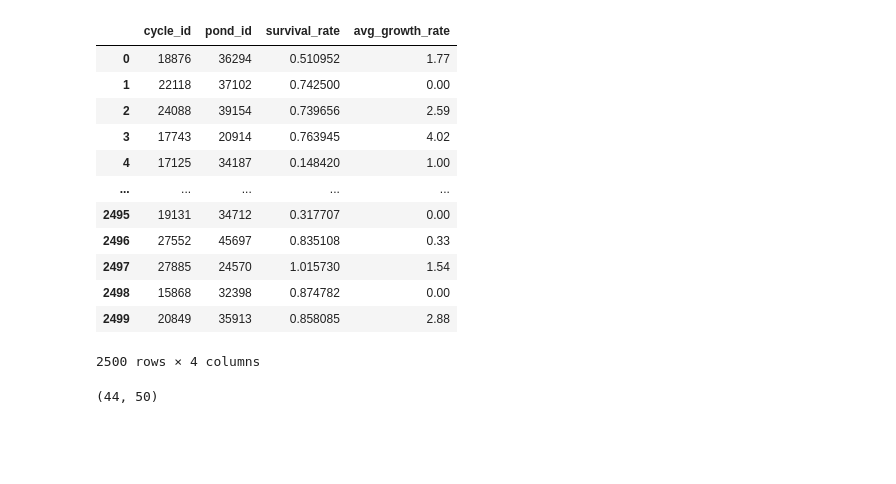
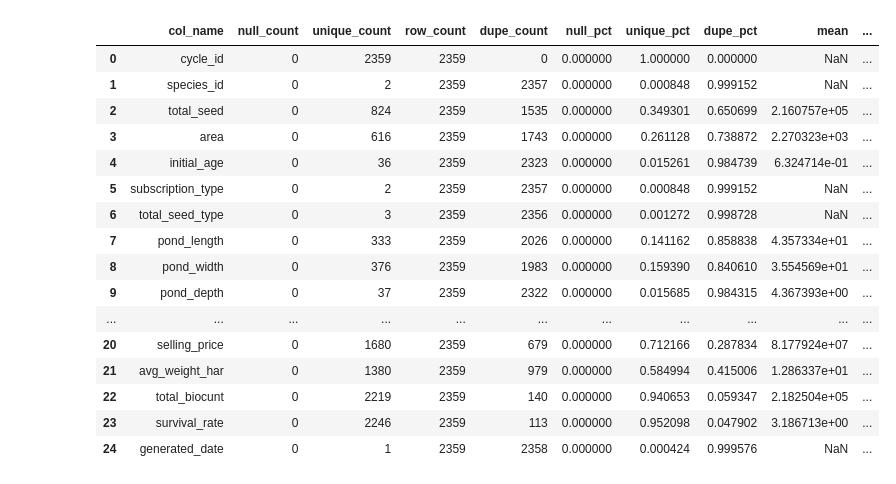
Before and after one commit to zylbergs/Jala, a Jupyter notebook: analytics_main.ipynb, the cells around one changed output. Saved outputs shown, nothing was run; the diff lists cells and outputs as text; code cells hidden in the pictures; blank space fills up the shorter version.

```diff
--- a/analytics_main.ipynb
+++ b/analytics_main.ipynb
@@ -67,20 +37,20 @@ check_health(features)
-# %%
-features[['cycle_id','pond_id','survival_rate','avg_growth_rate']]
-# %% [output]
-|  | cycle_id | pond_id | survival_rate | avg_growth_rate |
-| 0 | 18876 | 36294 | 0.510952 | 1.77 |
-| 1 | 22118 | 37102 | 0.742500 | 0.00 |
-| 2 | 24088 | 39154 | 0.739656 | 2.59 |
-| 3 | 17743 | 20914 | 0.763945 | 4.02 |
-| 4 | 17125 | 34187 | 0.148420 | 1.00 |
-| ... | ... | ... | ... | ... |
-| 2495 | 19131 | 34712 | 0.317707 | 0.00 |
-| 2496 | 27552 | 45697 | 0.835108 | 0.33 |
-| 2497 | 27885 | 24570 | 1.015730 | 1.54 |
-| 2498 | 15868 | 32398 | 0.874782 | 0.00 |
-| 2499 | 20849 | 35913 | 0.858085 | 2.88 |
-2500 rows × 4 columns
-# %%
-features[features['avg_growth_rate'].isnull()].shape
-# %% [output]
-(44, 50)
+# %%
+check_health(df[df.survival_rate.notnull()])
+# %% [output]
+|  | col_name | null_count | unique_count | row_count | dupe_count | null_pct | unique_pct | dupe_pct | mean | ... |
+| 0 | cycle_id | 0 | 2359 | 2359 | 0 | 0.000000 | 1.000000 | 0.000000 | NaN | ... |
+| 1 | species_id | 0 | 2 | 2359 | 2357 | 0.000000 | 0.000848 | 0.999152 | NaN | ... |
+| 2 | total_seed | 0 | 824 | 2359 | 1535 | 0.000000 | 0.349301 | 0.650699 | 2.160757e+05 | ... |
+| 3 | area | 0 | 616 | 2359 | 1743 | 0.000000 | 0.261128 | 0.738872 | 2.270323e+03 | ... |
+| 4 | initial_age | 0 | 36 | 2359 | 2323 | 0.000000 | 0.015261 | 0.984739 | 6.324714e-01 | ... |
+| 5 | subscription_type | 0 | 2 | 2359 | 2357 | 0.000000 | 0.000848 | 0.999152 | NaN | ... |
+| 6 | total_seed_type | 0 | 3 | 2359 | 2356 | 0.000000 | 0.001272 | 0.998728 | NaN | ... |
+| 7 | pond_length | 0 | 333 | 2359 | 2026 | 0.000000 | 0.141162 | 0.858838 | 4.357334e+01 | ... |
+| 8 | pond_width | 0 | 376 | 2359 | 1983 | 0.000000 | 0.159390 | 0.840610 | 3.554569e+01 | ... |
+| 9 | pond_depth | 0 | 37 | 2359 | 2322 | 0.000000 | 0.015685 | 0.984315 | 4.367393e+00 | ... |
+| ... | ... | ... | ... | ... | ... | ... | ... | ... | ... | ... |
+| 20 | selling_price | 0 | 1680 | 2359 | 679 | 0.000000 | 0.712166 | 0.287834 | 8.177924e+07 | ... |
+| 21 | avg_weight_har | 0 | 1380 | 2359 | 979 | 0.000000 | 0.584994 | 0.415006 | 1.286337e+01 | ... |
+| 22 | total_biocunt | 0 | 2219 | 2359 | 140 | 0.000000 | 0.940653 | 0.059347 | 2.182504e+05 | ... |
+| 23 | survival_rate | 0 | 2246 | 2359 | 113 | 0.000000 | 0.952098 | 0.047902 | 3.186713e+00 | ... |
+| 24 | generated_date | 0 | 1 | 2359 | 2358 | 0.000000 | 0.000424 | 0.999576 | NaN | ... |
```
Also changed, not shown: parts of 7 cells of this notebook, 9 other files.
